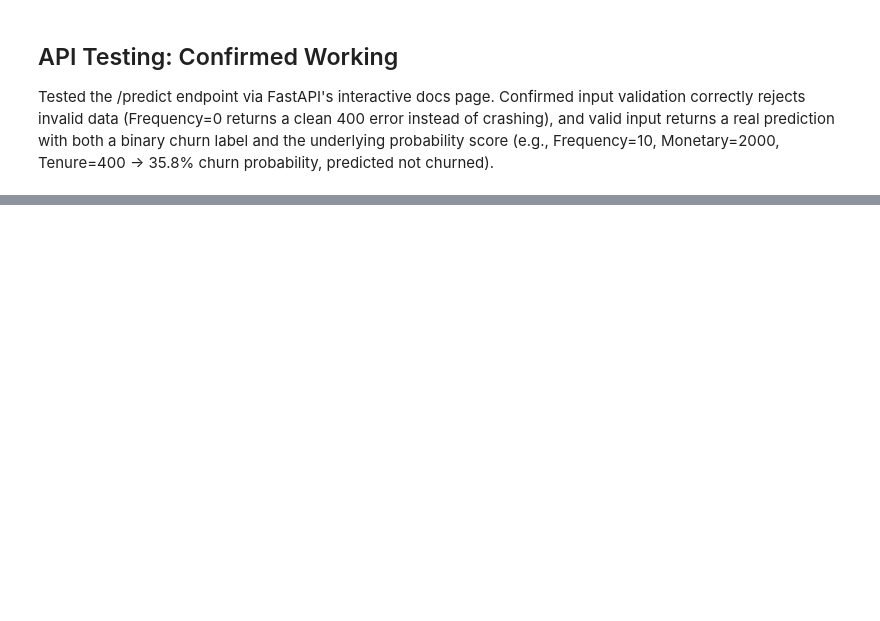
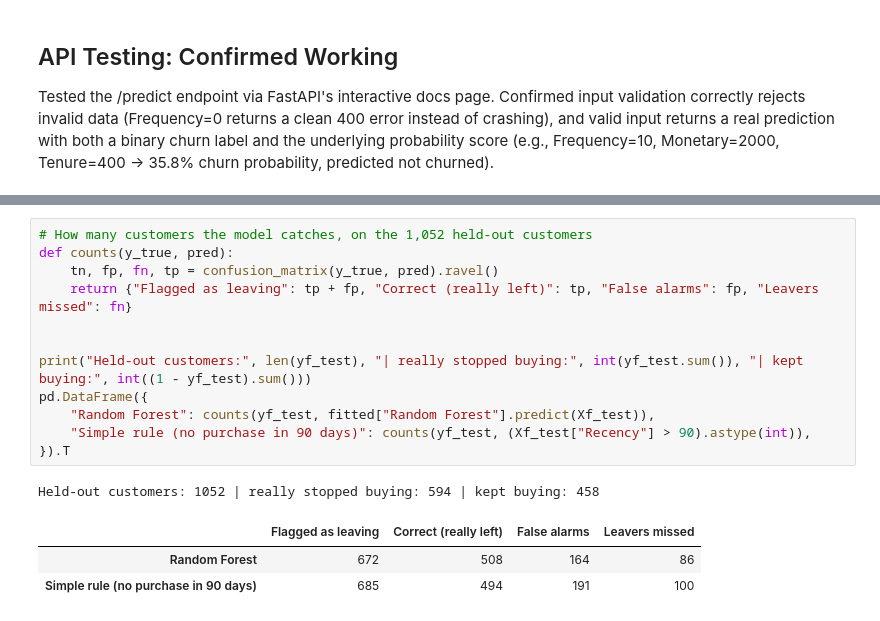
Before and after one commit to Rahulkulkarni2002/customer-churn-prediction-api, a Jupyter notebook: churn.ipynb, the cells around one changed output, grey strips where cells are left out. Drawn from its saved outputs; the diff is of its cells as text; blank space fills up the shorter version.

```diff
--- a/churn.ipynb
+++ b/churn.ipynb
@@ -608,0 +556,17 @@ Tested the /predict endpoint via FastAPI's interactive docs page. Confirmed inpu
+# %%
+# How many customers the model catches, on the 1,052 held-out customers
+def counts(y_true, pred):
+    tn, fp, fn, tp = confusion_matrix(y_true, pred).ravel()
+    return {"Flagged as leaving": tp + fp, "Correct (really left)": tp, "False alarms": fp, "Leavers missed": fn}
+
+
+print("Held-out customers:", len(yf_test), "| really stopped buying:", int(yf_test.sum()), "| kept buying:", int((1 - yf_test).sum()))
+pd.DataFrame({
+    "Random Forest": counts(yf_test, fitted["Random Forest"].predict(Xf_test)),
+    "Simple rule (no purchase in 90 days)": counts(yf_test, (Xf_test["Recency"] > 90).astype(int)),
+}).T
+# %% [output]
+Held-out customers: 1052 | really stopped buying: 594 | kept buying: 458
+|  | Flagged as leaving | Correct (really left) | False alarms | Leavers missed |
+| Random Forest | 672 | 508 | 164 | 86 |
+| Simple rule (no purchase in 90 days) | 685 | 494 | 191 | 100 |
```
Also changed, not shown: parts of 34 cells of this notebook, 1 other file.
